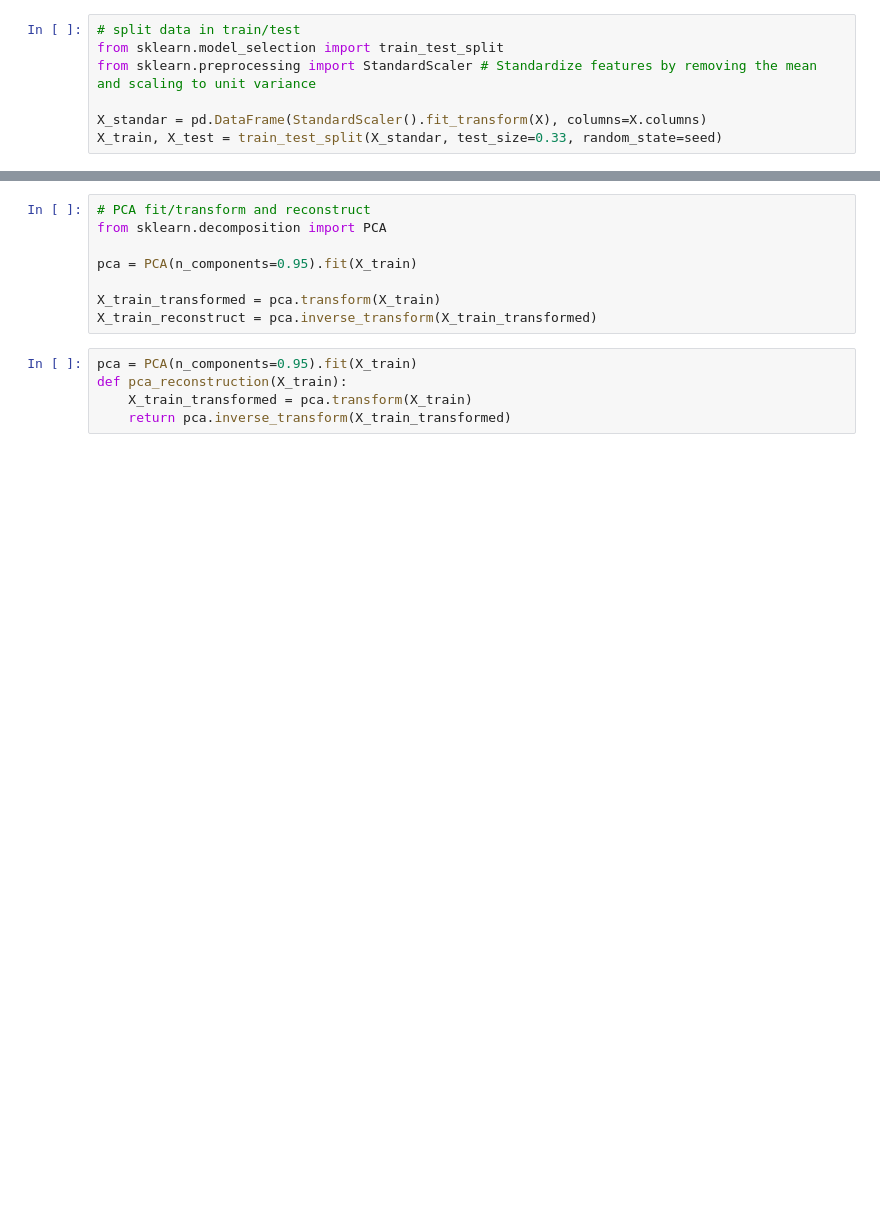
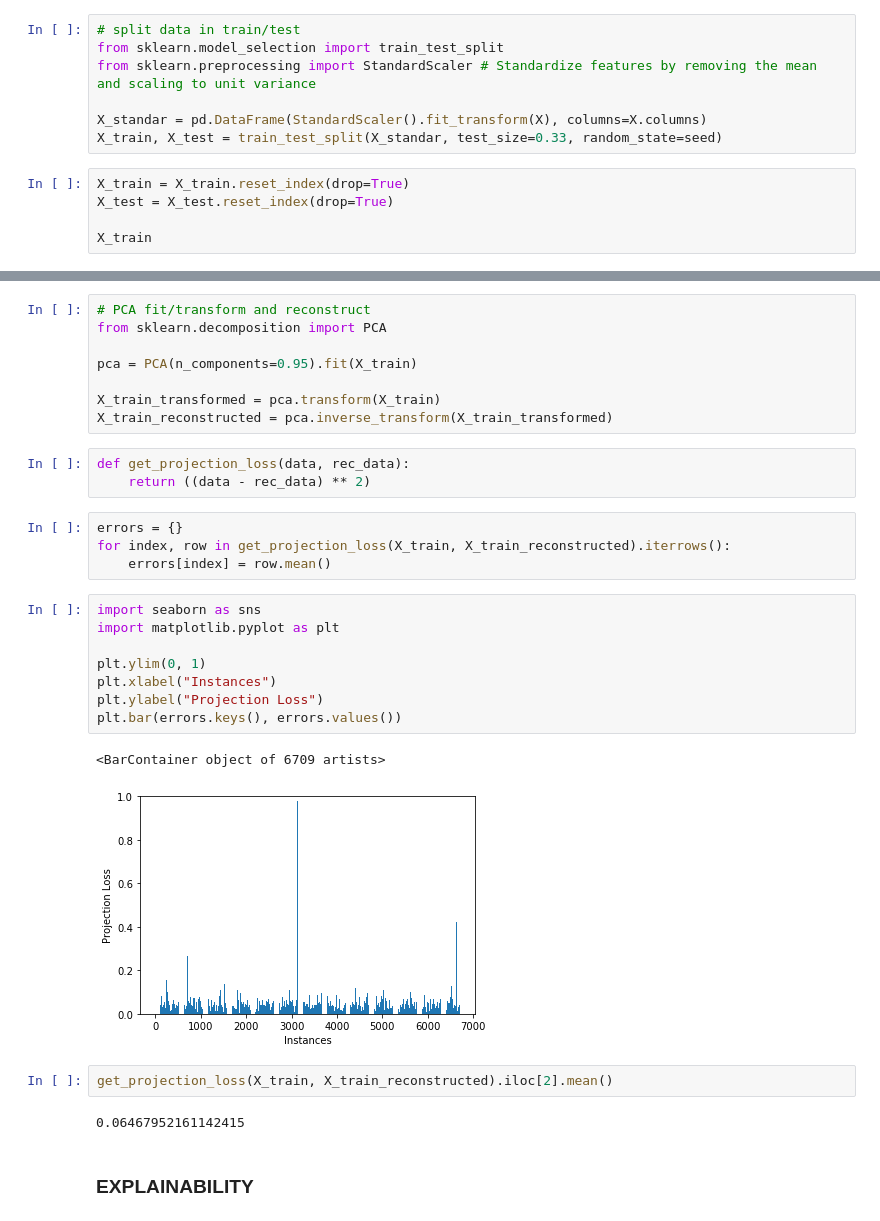
Before and after one commit to xetxezarreta/explainable_anomaly_detection, a Jupyter notebook: 01_pca_classification_anomaly.ipynb, the cells around one changed output, grey strips where cells are left out. Saved outputs shown, nothing was run; the diff lists cells and outputs as text; blank space fills up the shorter version.

Commit message:
pca reconstruction error explainability

```diff
--- a/pca.ipynb
+++ b/01_pca_classification_anomaly.ipynb
@@ -16,3 +15,8 @@ from sklearn.preprocessing import StandardScaler # Standardize features by remov
 
 X_standar = pd.DataFrame(StandardScaler().fit_transform(X), columns=X.columns)
 X_train, X_test = train_test_split(X_standar, test_size=0.33, random_state=seed)
+# %%
+X_train = X_train.reset_index(drop=True)
+X_test = X_test.reset_index(drop=True)
+
+X_train
@@ -23,12 +41,31 @@ from sklearn.decomposition import PCA
 pca = PCA(n_components=0.95).fit(X_train)
 
 X_train_transformed = pca.transform(X_train)
-X_train_reconstruct = pca.inverse_transform(X_train_transformed)
+X_train_reconstructed = pca.inverse_transform(X_train_transformed)
-# %%
-pca = PCA(n_components=0.95).fit(X_train)
-def pca_reconstruction(X_train):
-    X_train_transformed = pca.transform(X_train)
-    return pca.inverse_transform(X_train_transformed)
+# %%
+def get_projection_loss(data, rec_data):
+    return ((data - rec_data) ** 2)
+# %%
+errors = {}
+for index, row in get_projection_loss(X_train, X_train_reconstructed).iterrows():
+    errors[index] = row.mean()
+# %%
+import seaborn as sns
+import matplotlib.pyplot as plt
+
+plt.ylim(0, 1)
+plt.xlabel("Instances")
+plt.ylabel("Projection Loss")
+plt.bar(errors.keys(), errors.values())
+# %% [output]
+<BarContainer object of 6709 artists>
+[figure, added]
+# %%
+get_projection_loss(X_train, X_train_reconstructed).iloc[2].mean()
+# %% [output]
+0.06467952161142415
+# %% [markdown]
+### EXPLAINABILITY
 # %%
 import shap
 shap.initjs()
```
Also changed, not shown: parts of 7 cells of this notebook, 4 other files.
